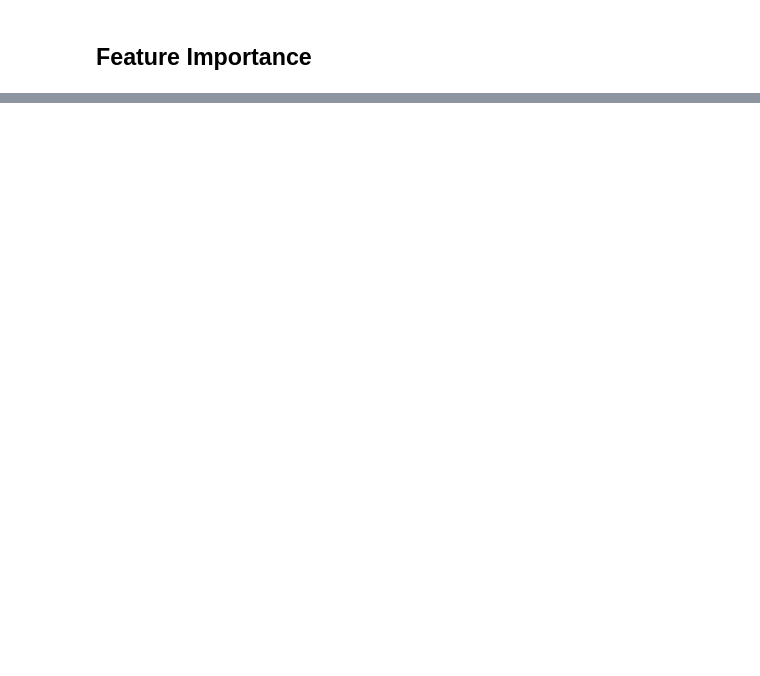
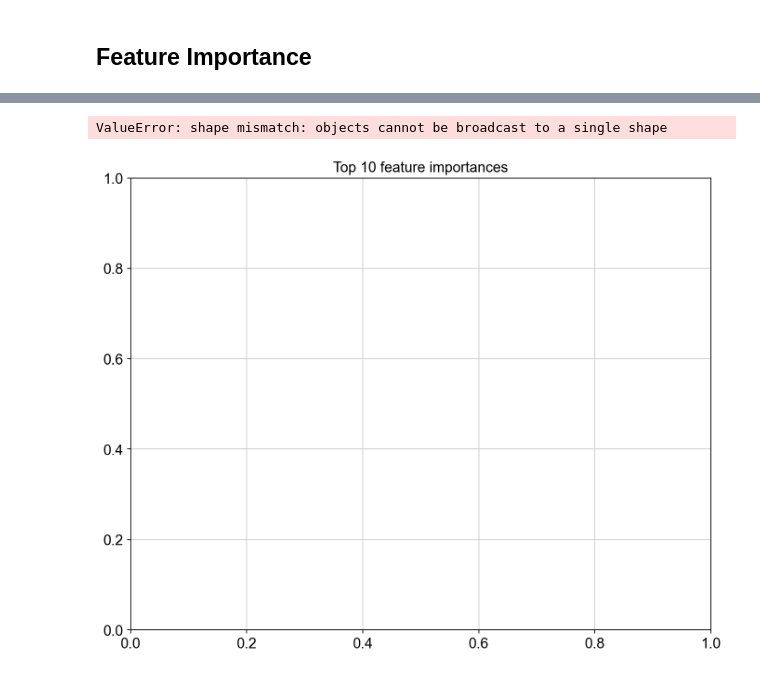
Before and after one commit to qmss5052/msk-2023, a Jupyter notebook: Survival analysis_ede2110.ipynb, the cells around one changed output, grey strips where cells are left out. Drawn from its saved outputs; the diff is of its cells as text; code cells hidden in the pictures; blank space fills up the shorter version.

```diff
--- a/Survival analysis_ede2110.ipynb
+++ b/Survival analysis_ede2110.ipynb
@@ -480,2 +460,5 @@ train: 0.9469184736146732 test:  0.9183540169823645
 # %% [markdown]
 ## Feature Importance
+# %%
+feature_coefs = cox_elastic_net.coef_
+sorted_idx = np.argsort(-np.abs(feature_coefs))
@@ -481,0 +481,8 @@ train: 0.9469184736146732 test:  0.9183540169823645
+# %%
+# Plot top 10 feature importances
+plt.figure(figsize=(10, 8))
+plt.title("Top 10 feature importances")
+plt.bar(range(10), feature_coefs[sorted_idx[:10]])
+# %% [output]
+ValueError: shape mismatch: objects cannot be broadcast to a single shape
+[figure, added]
```
Also changed, not shown: parts of 9 cells of this notebook, 1 other file.
